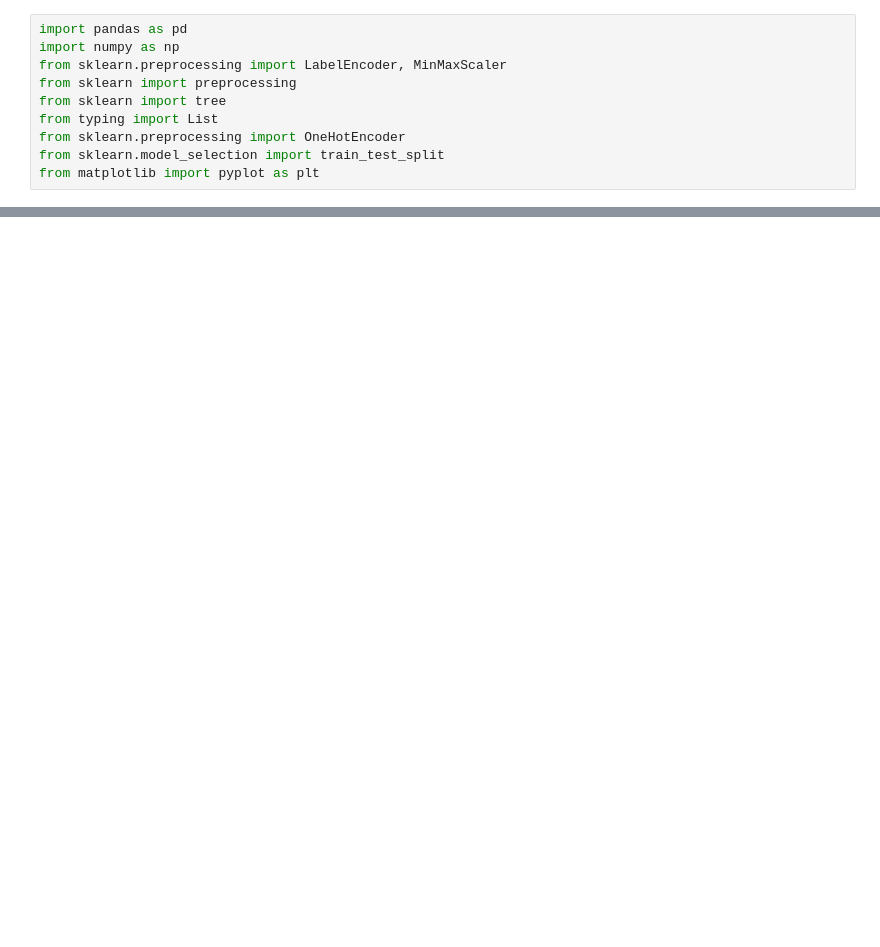
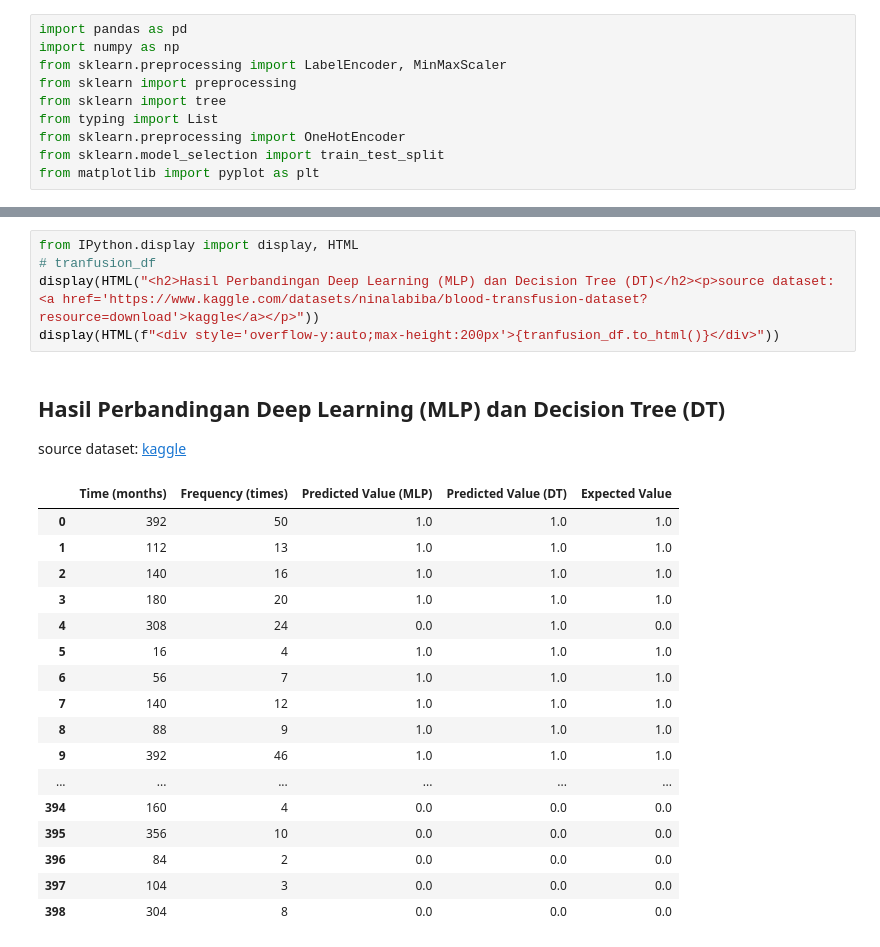
Before and after one commit to JohansenJunias20/blood-donation, a Jupyter notebook: model/train.ipynb, the cells around one changed output, grey strips where cells are left out. Saved outputs shown, nothing was run; the diff lists cells and outputs as text; blank space fills up the shorter version.

```diff
--- a/model/train.ipynb
+++ b/model/train.ipynb
@@ -169,0 +248,25 @@ array([0.])
+# %%
+from IPython.display import display, HTML
+# tranfusion_df
+display(HTML("<h2>Hasil Perbandingan Deep Learning (MLP) dan Decision Tree (DT)</h2><p>source dataset: <a href='https://www.kaggle.com/datasets/ninalabiba/blood-transfusion-dataset?resource=download'>kaggle</a></p>"))
+display(HTML(f"<div style='overflow-y:auto;max-height:200px'>{tranfusion_df.to_html()}</div>"))
+# %% [output]
+Hasil Perbandingan Deep Learning (MLP) dan Decision Tree (DT)
+source dataset: kaggle
+|  | Time (months) | Frequency (times) | Predicted Value (MLP) | Predicted Value (DT) | Expected Value |
+| 0 | 392 | 50 | 1.0 | 1.0 | 1.0 |
+| 1 | 112 | 13 | 1.0 | 1.0 | 1.0 |
+| 2 | 140 | 16 | 1.0 | 1.0 | 1.0 |
+| 3 | 180 | 20 | 1.0 | 1.0 | 1.0 |
+| 4 | 308 | 24 | 0.0 | 1.0 | 0.0 |
+| 5 | 16 | 4 | 1.0 | 1.0 | 1.0 |
+| 6 | 56 | 7 | 1.0 | 1.0 | 1.0 |
+| 7 | 140 | 12 | 1.0 | 1.0 | 1.0 |
+| 8 | 88 | 9 | 1.0 | 1.0 | 1.0 |
+| 9 | 392 | 46 | 1.0 | 1.0 | 1.0 |
+| ... | ... | ... | ... | ... | ... |
+| 394 | 160 | 4 | 0.0 | 0.0 | 0.0 |
+| 395 | 356 | 10 | 0.0 | 0.0 | 0.0 |
+| 396 | 84 | 2 | 0.0 | 0.0 | 0.0 |
+| 397 | 104 | 3 | 0.0 | 0.0 | 0.0 |
+| 398 | 304 | 8 | 0.0 | 0.0 | 0.0 |
```
Also changed, not shown: parts of 22 cells of this notebook, 14 other files.
